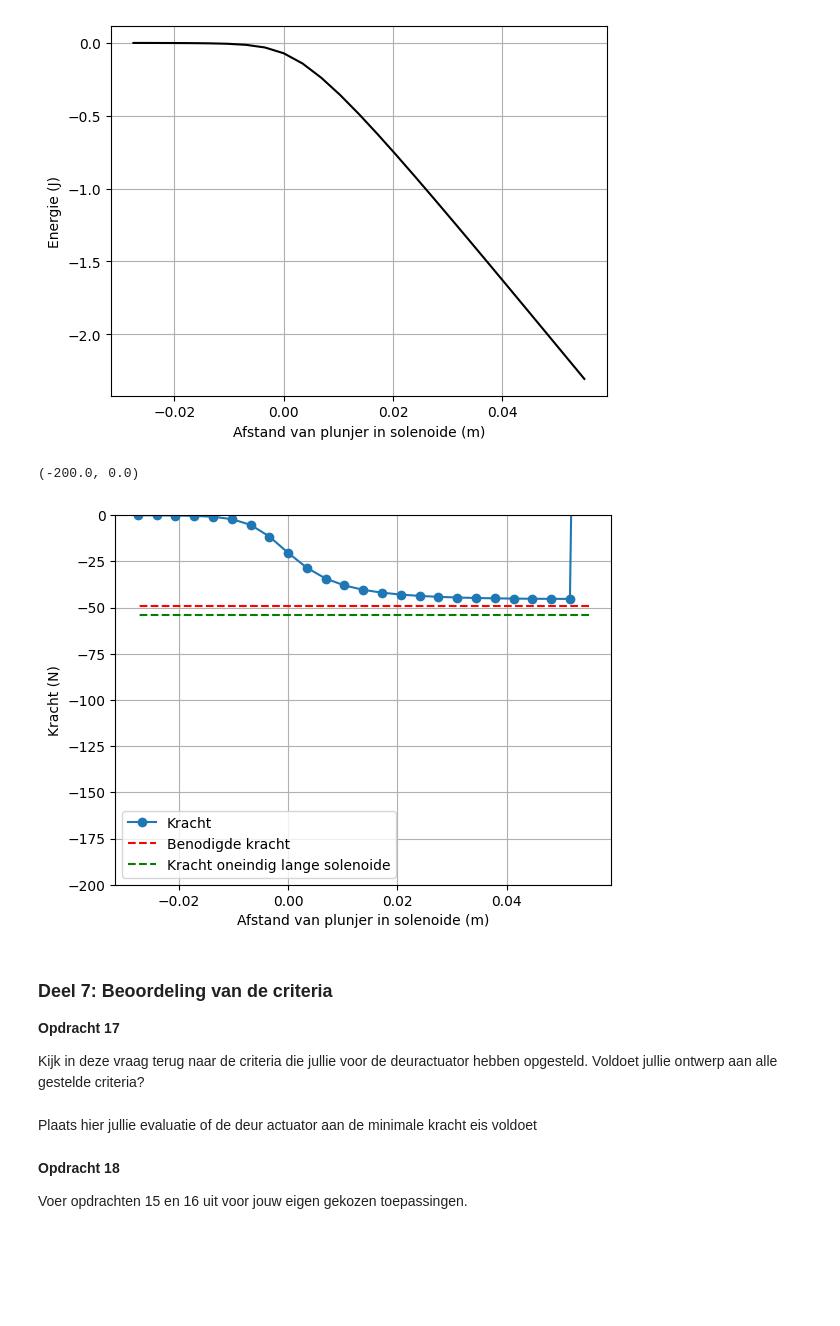
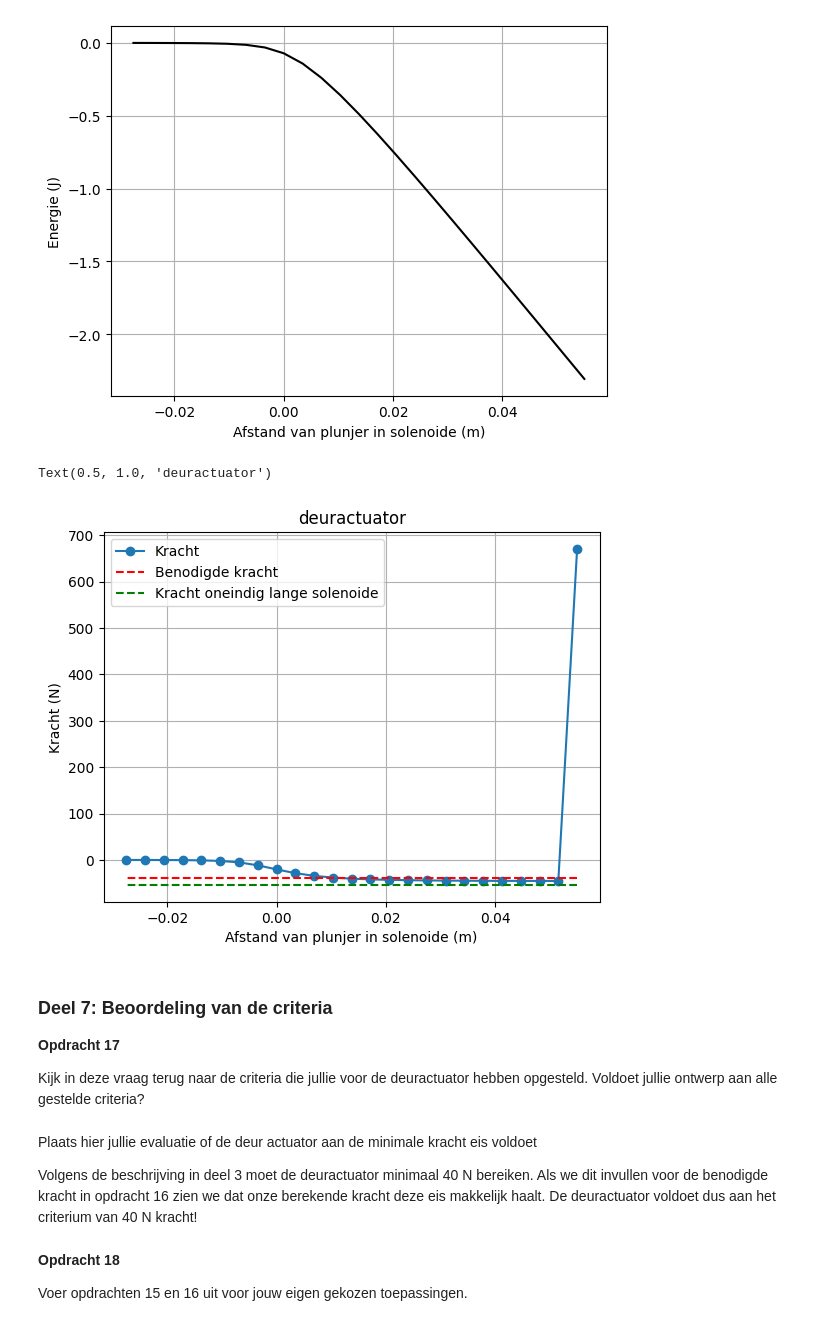
Before and after one commit to cs50202/opdrachten-DEF-D-, a Jupyter notebook: 2KrachtactuatorOpdracht/2KrachtactuatorOpdracht/KrachtactuatorOpdracht.ipynb, the cells around one changed output. Drawn from its saved outputs; the diff is of its cells as text; code cells hidden in the pictures; blank space fills up the shorter version.

Commit message:
Benodigde krachteis in grafieken aangepast naar werkelijke schattingen.

```diff
--- a/2KrachtactuatorOpdracht/2KrachtactuatorOpdracht/KrachtactuatorOpdracht.ipynb
+++ b/2KrachtactuatorOpdracht/2KrachtactuatorOpdracht/KrachtactuatorOpdracht.ipynb
@@ -718,16 +718,17 @@ plt.xlabel('Afstand van plunjer in solenoide (m)'), plt.ylabel('Energie (J)'), p
 # %%
 force_analytical = -mu_0*mu_r*np.pi*r_s**2*aantal_omwent**2*I**2/2/L_s**2 # Kracht uitrekenen numeriek
 force_numerical=np.diff(Wz, n=1, append=[0])/(z_ax[1] - z_ax[0]) # Kracht uitrekenen
 
 # Plotting the results
 plt.plot(L_s/2 - z_ax, np.flipud(force_numerical), '-o', label='Kracht')
-plt.plot(L_s/2 - z_ax, (-5*9.8)*np.ones(n_ax), '--r', label='Benodigde kracht')
+plt.plot(L_s/2 - z_ax, (-40)*np.ones(n_ax), '--r', label='Benodigde kracht') #Hier stond voorheen ipv 40 5*9.81, dit is logischer aangezien we uit de opdracht weten dat dit de benodigde kracht is
 plt.plot(L_s/2 - z_ax, force_analytical*np.ones(n_ax), '--g', label='Kracht oneindig lange solenoide')
 plt.xlabel('Afstand van plunjer in solenoide (m)'), plt.ylabel('Kracht (N)'), plt.grid(), plt.legend()
-plt.ylim([-200, 0])
+plt.title("deuractuator")
+#plt.ylim([-200, 0])
 # %% [output]
-(-200.0, 0.0)
+Text(0.5, 1.0, 'deuractuator')
-[figure, old version]
+[figure, new version]
 # %% [markdown]
 ### Deel 7: Beoordeling van de criteria
 **Opdracht 17**
@@ -735,6 +736,8 @@ plt.ylim([-200, 0])
 Kijk in deze vraag terug naar de criteria die jullie voor de deuractuator hebben opgesteld. Voldoet jullie ontwerp aan alle gestelde criteria?
 # %% [markdown]
 Plaats hier jullie evaluatie of de deur actuator aan de minimale kracht eis voldoet
+
+Volgens de beschrijving in deel 3 moet de deuractuator minimaal 40 N bereiken. Als we dit invullen voor de benodigde kracht in opdracht 16 zien we dat onze berekende kracht deze eis makkelijk haalt. De deuractuator voldoet dus aan het criterium van 40 N kracht!
 # %% [markdown]
 **Opdracht 18**
 
```
Also changed, not shown: parts of 3 cells of this notebook.
